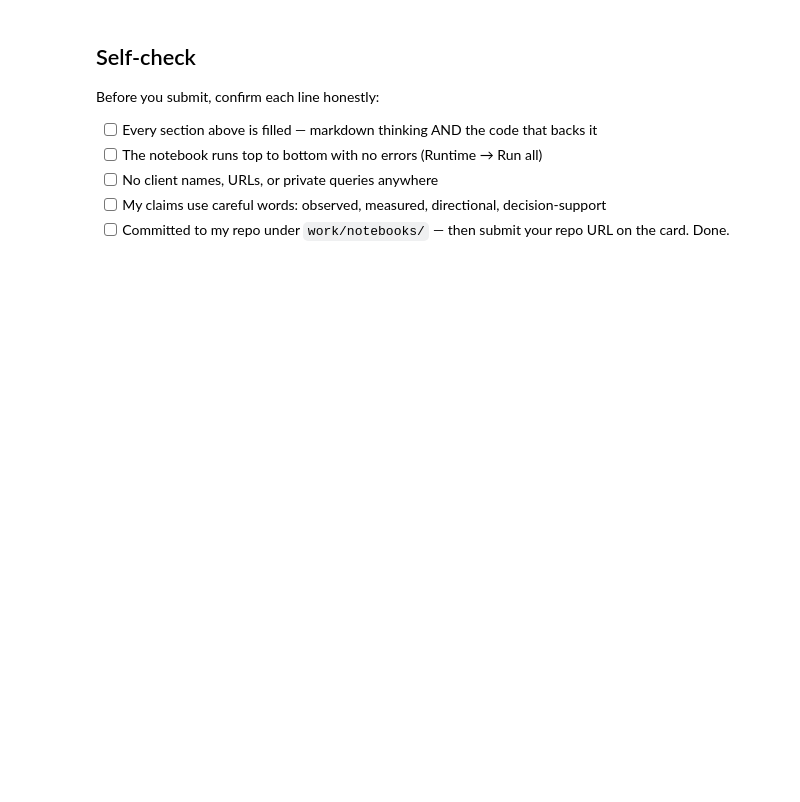
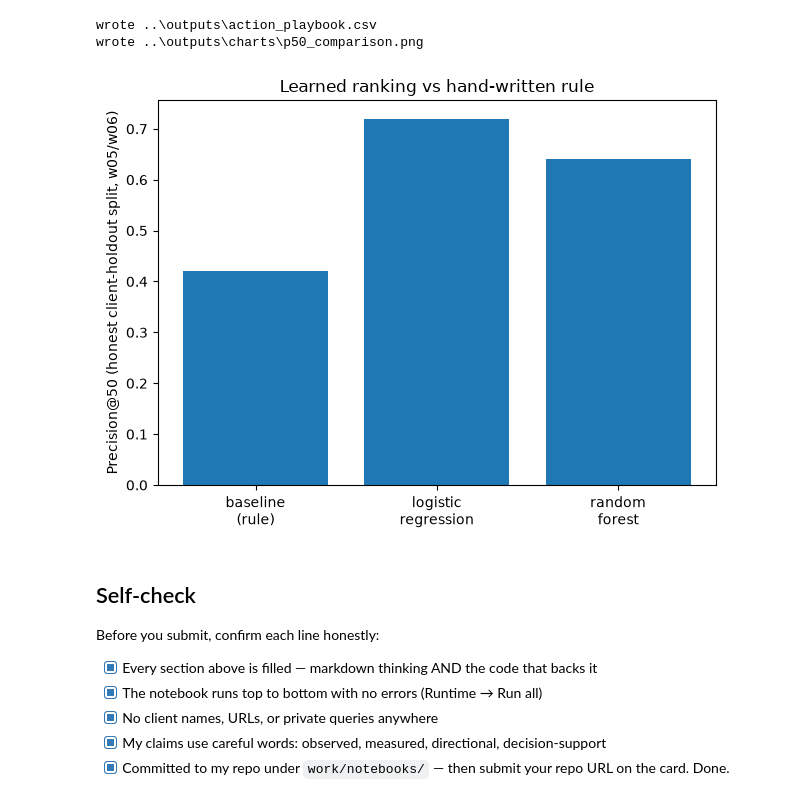
Before and after one commit to ramithnayak8/ML_pipeline, a Jupyter notebook: work/notebooks/w07_action_playbook.ipynb, the cells around one changed output. Cells and saved outputs as stored; diff of their text form; code cells hidden in the pictures; blank space fills up the shorter version.

```diff
--- a/work/notebooks/w07_action_playbook.ipynb
+++ b/work/notebooks/w07_action_playbook.ipynb
@@ -44,10 +229,37 @@ This skeleton is yours to fill. Work the sections **in order** — each one has
+# %%
+from pathlib import Path
+import matplotlib.pyplot as plt
+
+out_dir = Path("../outputs")
+chart_dir = out_dir / "charts"
+chart_dir.mkdir(parents=True, exist_ok=True)
+
+export_cols = ["content_id", "client_id", "rank", "final_score", "reason_codes",
+               "suggested_action", "confidence", "is_declining_label", "impressions_90d",
+               "avg_position", "ctr", "word_count", "days_since_last_update"]
+df[export_cols].sort_values("rank").to_csv(out_dir / "action_playbook.csv", index=False)
+print("wrote", out_dir / "action_playbook.csv")
+
+fig, ax = plt.subplots()
+names = ["baseline\n(rule)", "logistic\nregression", "random\nforest"]
+p50 = [0.42, 0.72, 0.64]
+ax.bar(names, p50)
+ax.set_ylabel("Precision@50 (honest client-holdout split, w05/w06)")
+ax.set_title("Learned ranking vs hand-written rule")
+fig.tight_layout()
+fig.savefig(chart_dir / "p50_comparison.png", dpi=120)
+print("wrote", chart_dir / "p50_comparison.png")
+# %% [output]
+wrote ..\outputs\action_playbook.csv
+wrote ..\outputs\charts\p50_comparison.png
+[figure, added]
 # %% [markdown]
 ## Self-check
 
 Before you submit, confirm each line honestly:
 
-- [ ] Every section above is filled — markdown thinking AND the code that backs it
-- [ ] The notebook runs top to bottom with no errors (Runtime → Run all)
-- [ ] No client names, URLs, or private queries anywhere
-- [ ] My claims use careful words: observed, measured, directional, decision-support
-- [ ] Committed to my repo under `work/notebooks/` — then submit your repo URL on the card. Done.
+- [x] Every section above is filled — markdown thinking AND the code that backs it
+- [x] The notebook runs top to bottom with no errors (Runtime → Run all)
+- [x] No client names, URLs, or private queries anywhere
+- [x] My claims use careful words: observed, measured, directional, decision-support
+- [x] Committed to my repo under `work/notebooks/` — then submit your repo URL on the card. Done.
```
Also changed, not shown: parts of 19 cells of this notebook, 1 other file.
